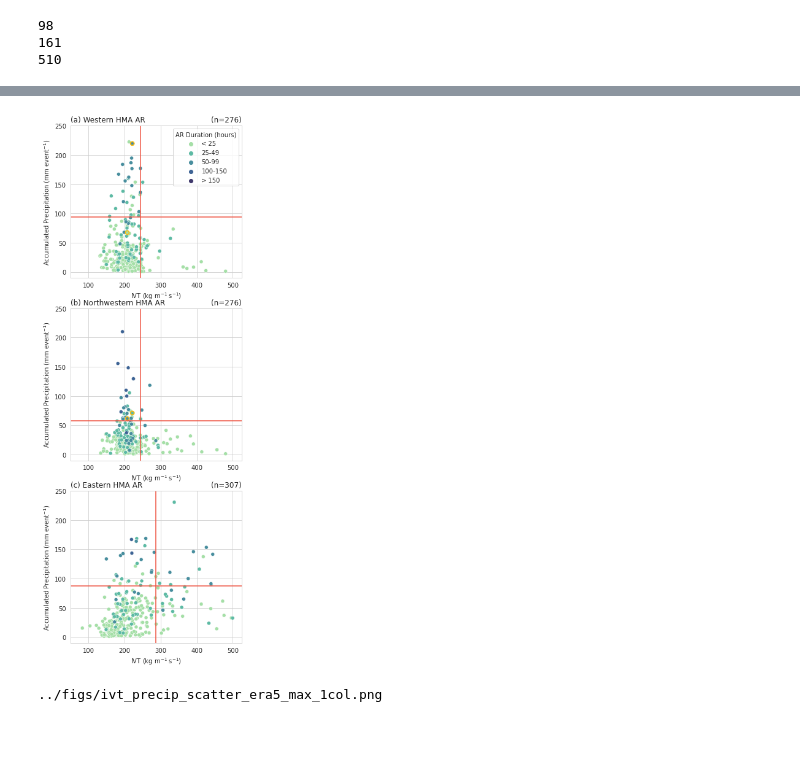
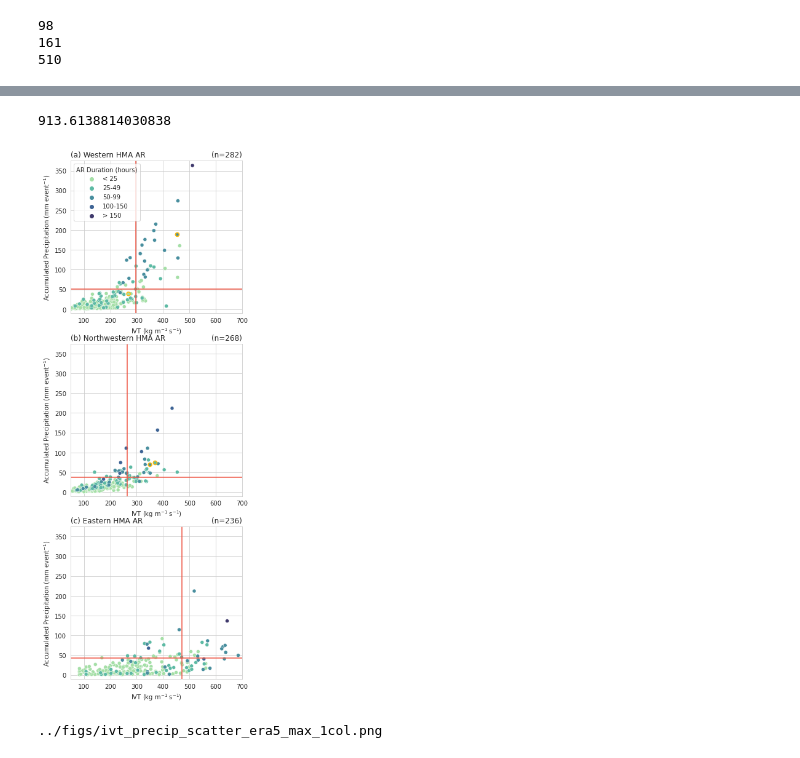
Before and after one commit to dlnash/HMA_AR_freezing_level, a Jupyter notebook: analysis/fig06_IVT_Precip_Scatter.ipynb, the cells around one changed output, grey strips where cells are left out. Drawn from its saved outputs; the diff is of its cells as text; code cells hidden in the pictures.

```diff
--- a/analysis/fig06_IVT_Precip_Scatter.ipynb
+++ b/analysis/fig06_IVT_Precip_Scatter.ipynb
@@ -29,8 +29,8 @@ if mode == 'mean':
     df = pd.read_csv(path_to_out + 'DJFMAM_ivt_ar_types_ERA5_prec_mean.csv')
     ylim_max = 150
 elif mode == 'max':
-    df = pd.read_csv(path_to_out + 'DJFMAM_ivt_ar_types_ERA5_prec_max.csv')
-    ylim_max = 305
+    df = pd.read_csv(path_to_out + 'DJF_ivt_ar_types_freezing_level_max_prec_new.csv')
+    ylim_max = 375
 elif mode == 'perc':
     df = pd.read_csv(path_to_out + 'DJFMAM_ivt_ar_types_ERA5_prec_perc.csv')
     ylim_max = 305
@@ -44,7 +44,7 @@ df['month']= frame['date'].dt.month
 df['year']= frame['date'].dt.year
 
 ## select only AR events that resulted in more than 0.1 mm of rainfall per event
-idx = (df.northwestern > 0.1) | (df.western > 0.1) | (df.eastern > 0.1) | (df.zagros > 0.1)
+idx = (df.prec > 0.1)
 df = df.loc[idx]
 print(len(df))
 
@@ -172,20 +98,19 @@ print(len(data3))
 161
 510
 # %%
-for i, (region, ar_type) in enumerate(zip(region_lst, artype_lst)):
+artype_lst = [1, 2, 3]
+for i, ar_type in enumerate(artype_lst):
 
     # select DJF cases
-    idx = ((df.month >= 12) | (df.month <= 2))
-    data1 = df.loc[idx]
     idx = (data1.ar_cat == ar_type)
     data1 = data1.loc[idx]
 
     ## get 85th percentile of ivt and precip
     ivt_thres = data1['ivt'].describe(percentiles=[.85]).loc['85%']
-    prec_thres = data1[region].describe(percentiles=[.85]).loc['85%']
+    prec_thres = data1['prec'].describe(percentiles=[.85]).loc['85%']
 
     # select only events above 85th percentile
-    idx = (data1[region] >= prec_thres) & (data1['ivt'] >= ivt_thres)
+    idx = (data1['prec'] >= prec_thres) & (data1['ivt'] >= ivt_thres)
     data_new = data1.loc[idx]
 
     print(len(data_new))
@@ -249,3 +121,7 @@ print(plotFile)
+# %%
+df.ivt.max()
+# %% [output]
+913.6138814030838
 # %%
 ## update plot so that it is 3 columns (ar type) by 1 rows (location of precip)
 fname = path_to_figs + 'ivt_precip_scatter_era5_' + mode + '_1col'
@@ -271,7 +147,7 @@ case_study = [(71513, 97756), (71513, 97756), (71513, 97756)]
 sns.set_style("whitegrid")
 legend_lst = [True, False, False]
 
-for i, (region, ar_type) in enumerate(zip(region_lst, artype_lst)):
+for i, ar_type in enumerate( artype_lst):
     ax = fig.add_subplot(nrows, ncols, i+1)
 
     # plot ALL cases
@@ -284,48 +160,48 @@ for i, (region, ar_type) in enumerate(zip(region_lst, artype_lst)):
     test=data1.sort_values('duration')
     test['AR Duration (hours)'] = pd.cut(test["duration"], [0, 25, 50, 100, 150, 300], labels=["< 25", "25-49", "50-99", "100-150", "> 150"])
     cpal = sns.color_palette("cmo.deep", n_colors=5)
-    g = sns.scatterplot(data=test, x="ivt", y=region, ax=ax, hue='AR Duration (hours)',  palette=cpal, legend=legend_lst[i])
+    g = sns.scatterplot(data=test, x="ivt", y="prec", ax=ax, hue='AR Duration (hours)',  palette=cpal, legend=legend_lst[i])
 
     ## get 85th percentile of ivt and precip
     ivt_thres = data1['ivt'].describe(percentiles=[.85]).loc['85%']
-    prec_thres = data1[region].describe(percentiles=[.85]).loc['85%']
+    prec_thres = data1['prec'].describe(percentiles=[.85]).loc['85%']
 
     plt.axhline(y=prec_thres, color=colors[0], linestyle='-')
     plt.axvline(x=ivt_thres, color=colors[0], linestyle='-')
 
     # # plot case study points
     idx = (test.trackID == case_study[i][0]) | (test.trackID == case_study[i][1])
     # idx = (data1.trackID == 97756)
     data3 = test.loc[idx]
     kwargs = {'edgecolor': colors[1], 'linewidth': 1.5}
-    gb = sns.scatterplot(data=data3, x="ivt", y=region, ax=ax, marker='o', hue='AR Duration (hours)',  palette=cpal, **kwargs, legend=False)
+    gb = sns.scatterplot(data=data3, x="ivt", y="prec", ax=ax, marker='o', hue='AR Duration (hours)',  palette=cpal, **kwargs, legend=False)
     # gb = sns.scatterplot(data=data3, x="ivt", y="prec", ax=ax, marker='o', color=colors[1], s=100, ms=100, mec=colors[1], mfc="None")
 
 #     # plot landslide cases
 #     idx = (data1.landslide == 1) & (np.abs(data1.landslide_lat - data1.hlat) < 10) & (np.abs(data1.landslide_lon - data1.hlon) < 10)
 #     data2 = data1.loc[idx]
 #     print(len(data2))
 #     ga = sns.scatterplot(data=data2, x="ivt", y="prec", ax=ax, marker='X', color=colors[0])
 
 
     ax.set_ylabel('Accumulated Precipitation (mm event$^{-1}$)')
     ax.set_xlabel('IVT (kg m$^{-1}$ s$^{-1}$)')
-    ax.set_ylim(-10, 250)
-    ax.set_xlim(50, 525)
+    ax.set_ylim(-10, 375)
+    ax.set_xlim(50, 700)
     ax.set_title(plt_lbl[i], loc='left')
     ax.set_title('(n={0})'.format(n), loc='right')
 
 # sns.move_legend(ax, "lower center", bbox_to_anchor=(.5, 1), ncol=5, title="Duration of AR", frameon=False) ## only works with seaborn version 0.11.2
 
 # Save the figure
 fig.savefig('%s.%s' % (fname, fmt), bbox_inches='tight', dpi=300)
 plt.show()
 fig.clf()
 
 plotFile = fname + '.png'
 print(plotFile)
 # %% [output]
-[figure, old version]
+[figure, new version]
 ../figs/ivt_precip_scatter_era5_max_1col.png
 # %%
 from sklearn.linear_model import LinearRegression
```
Also changed, not shown: parts of 8 cells of this notebook, 9 other files.
